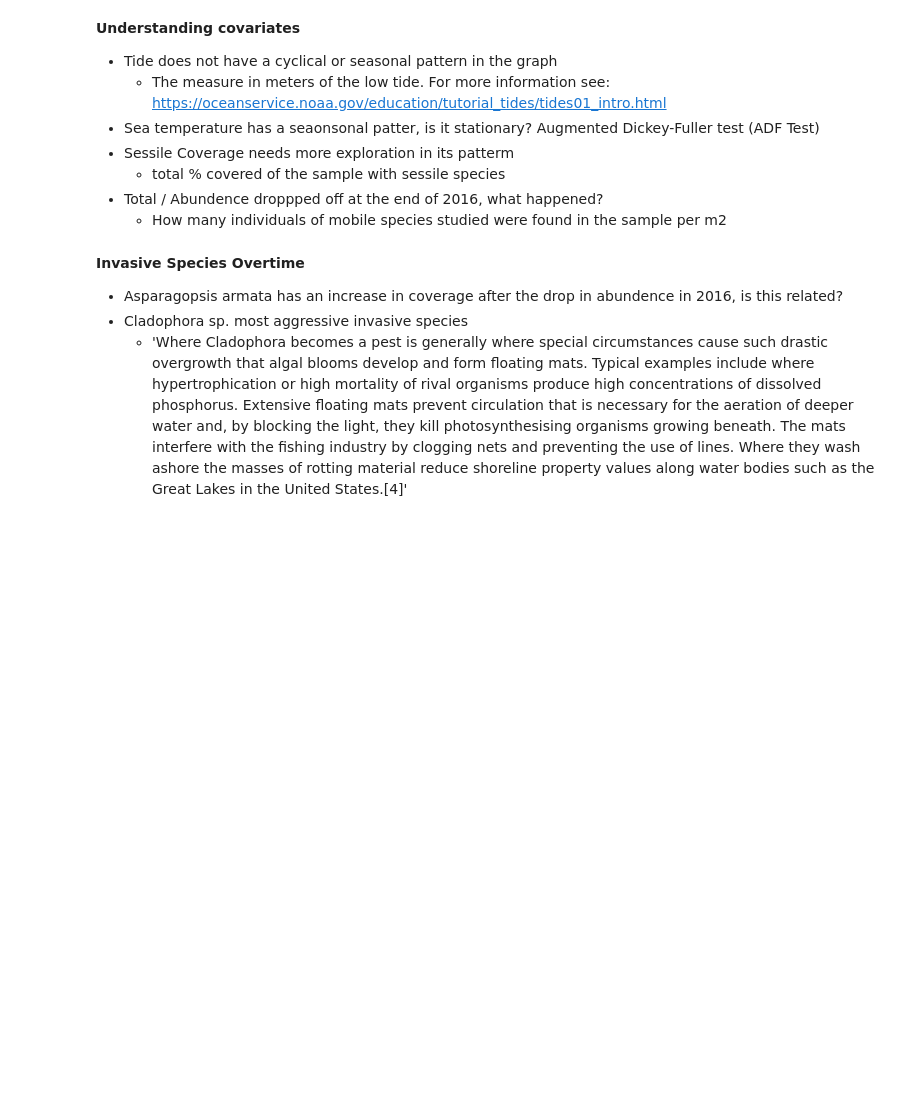
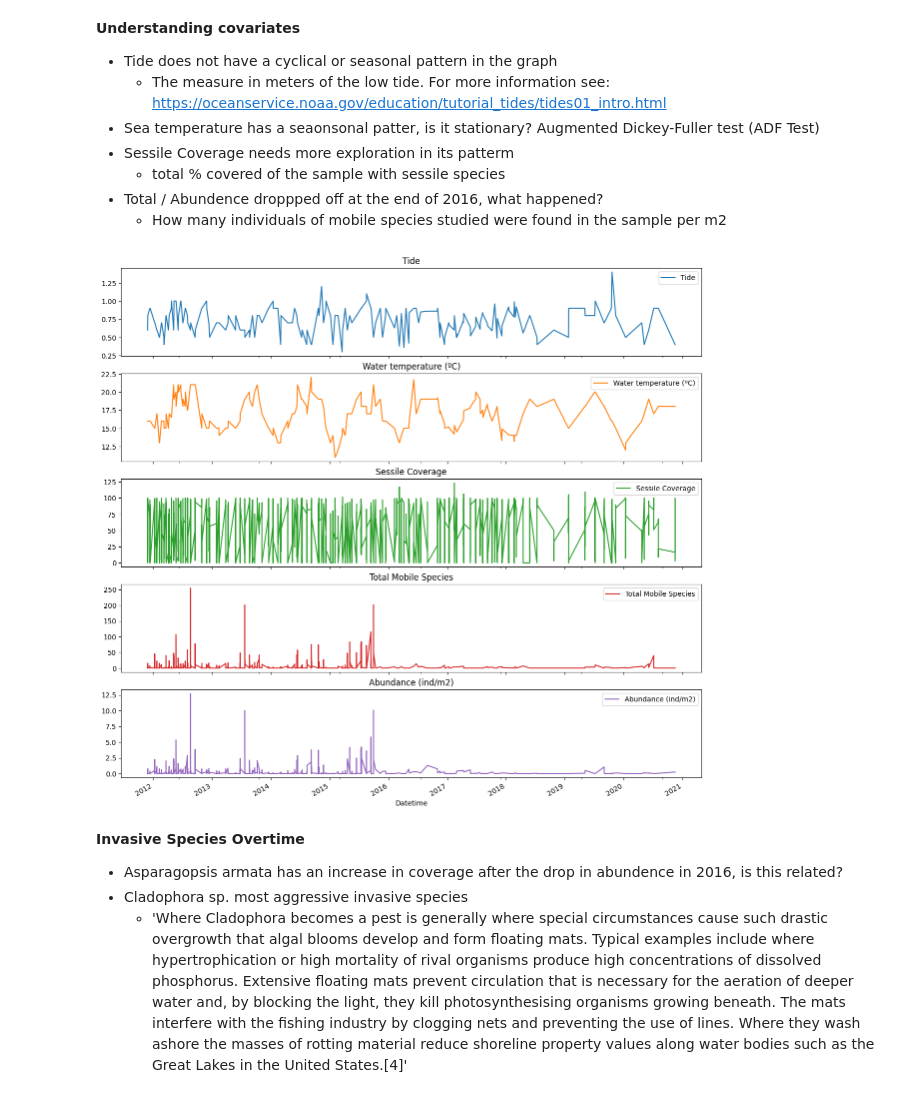
Before and after one commit to lara-es/cascais_phase2, a Jupyter notebook: Submission_Template.ipynb, the cells around one changed output. Cells and saved outputs as stored; diff of their text form; code cells hidden in the pictures; blank space fills up the shorter version.

```diff
--- a/Submission_Template.ipynb
+++ b/Submission_Template.ipynb
@@ -65,6 +42,5 @@ from sklearn.metrics import mean_squared_error
 # %%
-# Species data
-df = pd.read_csv('../data/all_species.csv')
+df = pd.read_csv('/all_species.csv')
 # %% [markdown]
 **Data Preprocessing**
 # %%
@@ -190,8 +184,11 @@ Add here any code, images or text that you still find relevant, but that was too
 - Total / Abundence droppped off at the end of 2016, what happened?
     - How many individuals of mobile species studied were found in the sample per m2
 # %%
+variables = ['Tide', 'Water temperature (ºC)', 'Sessile Coverage', 'Total Mobile Species','Abundance (ind/m2)']
 df_dt = df.set_index('Datetime')
 df_dt[variables].plot(subplots=True,figsize = (15,15),title=variables);
+# %% [output]
+[figure, added]
 # %% [markdown]
 **Invasive Species Overtime**
 - Asparagopsis armata has an increase in coverage after the drop in abundence in 2016, is this related?
```
Also changed, not shown: parts of 19 cells of this notebook.
